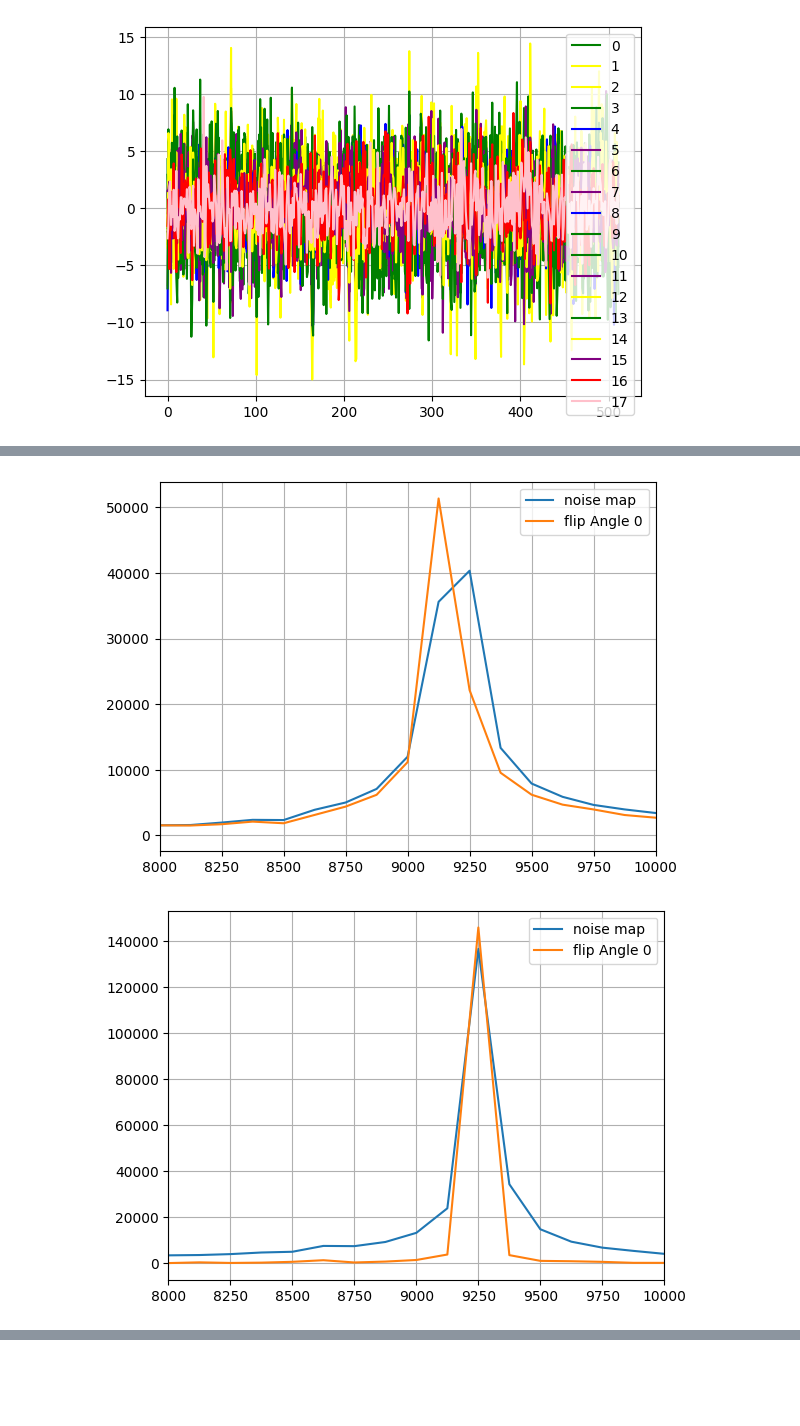
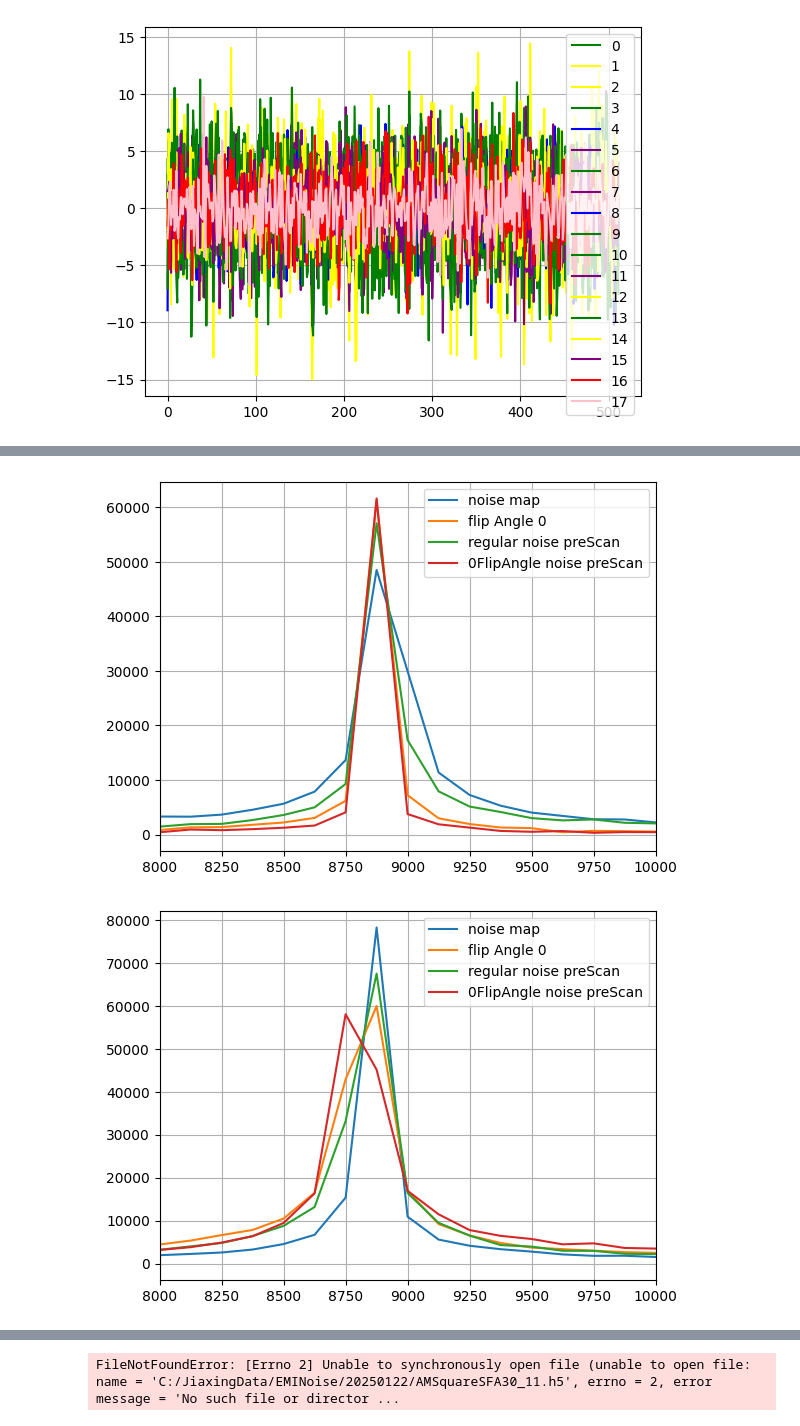
Before and after one commit to jiaxingh825/MRI-Image-Processing-using-Deep-Learning, a Jupyter notebook: ANS_Scripts/codeTestingSandbox.ipynb, the cells around one changed output, grey strips where cells are left out. Cells and saved outputs as stored; diff of their text form; code cells hidden in the pictures; blank space fills up the shorter version.

```diff
--- a/ANS_Scripts/codeTestingSandbox.ipynb
+++ b/ANS_Scripts/codeTestingSandbox.ipynb
@@ -284,11 +285,12 @@ def experiment1D(sig):
     # step3
     experiment1DTable(before,sup16,sup17,supcomb)
 # %%
-date = '1209'
+#self-denoising
+date = '20250122'
 for mode in ['AM']:
-    for type in ['Square','Sine']:
-        for trial in ['1','2','3','4','5']:
-            flip0,b = common.readAllAcqs('C:/JiaxingData/EMINoise/'+date+'/'+mode+type+'FA0_'+trial+'.h5')
+    for type in ['Square']:
+        for trial in ['1','2','3','4','5','6','7','8','9','10','11','12','13','14','15','16','17','18','19','20','21','22','23','24','25']:
+            flip0,b = common.readAllAcqs('C:/JiaxingData/EMINoise/'+date+'/'+mode+type+'SFA0_'+trial+'.h5')
             flip0 = dp.ConvergeComplexR(dp.SplitComplexR(flip0))
             experiment1D(flip0)
 # %% [output]
@@ -343,34 +346,41 @@ plt.show()
 # %% [output]
 [figure]
 # %%
-def plotAcqSamples(flip0,noisePre0,date,mode,type,trial):
+def plotAcqSamples(noiseImage,flip0,noisePre,noisePre0,date,mode,type,trial):
 
-    i1 = np.random.randint(0,len(flip0))
+    i1 = np.random.randint(0,len(noiseImage))
     i2 = np.random.randint(0,16)
 
+    #noiseOnly = noiseOnly[i1,i2]
+    noise = noiseImage[i1,i2]
     #noiseImage = noiseImage[i1,i2] - baseline[i1,i2]
     flip0 = flip0[i1,i2]
+    noisePre = noisePre[0,i2,0:512]
     noisePre0 = noisePre0[0,i2,0:512]
 
     #fft1 = np.fft.fft(noiseOnly)
+    fft2 = np.fft.fft(noise)
     fft3 = np.fft.fft(flip0)
+    fft4 = np.fft.fft(noisePre)
     fft5 = np.fft.fft(noisePre0)
     #phase1 = np.angle(fft1)
     #ps1 = 20*np.log10(np.abs(fft1)**2)
 
 
     #sampling_frequency1 = common.getRate('E:/JiaxingData/EMINoise/0827/NoiseSignal_32_256.h5')
-    sampling_frequency3 = common.getRate('C:/JiaxingData/EMINoise/'+date+'/0115/'+mode+type+'SFA0_'+trial+'.h5')
+    sampling_frequency2 = common.getRate('C:/JiaxingData/EMINoise/'+date+'/'+mode+type+'SFA30_'+trial+'.h5')
+    sampling_frequency3 = common.getRate('C:/JiaxingData/EMINoise/'+date+'/'+mode+type+'SFA0_'+trial+'.h5')
     #freqs1 = np.fft.fftfreq(len(noiseOnly),1/sampling_frequency1)
+    freqs2 = np.fft.fftfreq(len(noise),1/sampling_frequency2)
     freqs3 = np.fft.fftfreq(len(flip0),1/sampling_frequency3)
-
+    freqs4 = np.fft.fftfreq(len(noisePre),1/sampling_frequency2)
 
 
 
     #plt.plot(freqs1[:len(freqs1)//2],np.abs(fft1)[:len(freqs1)//2])
-
+    plt.plot(freqs2[:len(freqs2)//2],np.abs(fft2)[:len(freqs2)//2])
     plt.plot(freqs3[:len(freqs3)//2],np.abs(fft3)[:len(freqs3)//2])
-
+    plt.plot(freqs2[:len(freqs4)//2],np.abs(fft4)[:len(freqs2)//2])
     plt.plot(freqs3[:len(freqs3)//2],np.abs(fft5)[:len(freqs3)//2])
     plt.xlim(8000, 10000)
     plt.grid()
@@ -379,22 +389,23 @@ def plotAcqSamples(flip0,noisePre0,date,mode,type,trial):
     #plt.plot(freqs[:len(freqs)//2],np.abs(fft)[:len(freqs)//2])
     plt.show()
 
-    date = '1209'
+date = '20250122'
 for mode in ['AM']:
     for type in ['Square']:
-        for trial in ['1','2','3','4','5']:
+        for trial in ['1','2','3','4','5','6','7','8','9','10','11','12','13',
+                      '14','15','16','17','18','19','20','21','22','23','24','25']:
             #noiseOnly,b = common.readAllAcqs('E:/JiaxingData/EMINoise/1205/FA0Run1.h5')
             #noiseOnly = dp.ConvergeComplexR(dp.SplitComplexR(noiseOnly))
-            #noiseImage,b = common.readAllAcqs('E:/JiaxingData/EMINoise/'+date+'/'+mode+type+'FA77_'+trial+'.h5')
-            #noiseImage = dp.ConvergeComplexR(dp.SplitComplexR(noiseImage))
+            noiseImage,b = common.readAllAcqs('C:/JiaxingData/EMINoise/'+date+'/'+mode+type+'SFA30_'+trial+'.h5')
+            noiseImage = dp.ConvergeComplexR(dp.SplitComplexR(noiseImage))
             #baseline,b = common.readAllAcqs('E:/JiaxingData/EMINoise/'+date+'/FA77Baseline.h5')
             #baseline = dp.ConvergeComplexR(dp.SplitComplexR(baseline))
-            flip0,b = common.readAllAcqs('C:/JiaxingData/EMINoise/'+date+'/0115/'+mode+type+'SFA0_'+trial+'.h5')
+            flip0,b = common.readAllAcqs('C:/JiaxingData/EMINoise/'+date+'/'+mode+type+'SFA0_'+trial+'.h5')
             flip0 = dp.ConvergeComplexR(dp.SplitComplexR(flip0))
-            #noisePre,b = common.readAllAcqs('E:/JiaxingData/EMINoise/'+date+'/0115/'+mode+type+'FA77_'+trial+'.h5',table_name="noise")
-            #noisePre = dp.ConvergeComplexR(dp.SplitComplexR(noisePre))
-            noisePre0,b = common.readAllAcqs('C:/JiaxingData/EMINoise/'+date+'/0115/'+mode+type+'SFA0_'+trial+'.h5',table_name="noise")
+            noisePre,b = common.readAllAcqs('C:/JiaxingData/EMINoise/'+date+'/'+mode+type+'SFA30_'+trial+'.h5',table_name="noise")
+            noisePre = dp.ConvergeComplexR(dp.SplitComplexR(noisePre))
+            noisePre0,b = common.readAllAcqs('C:/JiaxingData/EMINoise/'+date+'/'+mode+type+'SFA0_'+trial+'.h5',table_name="noise")
             noisePre0 = dp.ConvergeComplexR(dp.SplitComplexR(noisePre0))
 
-            plotAcqSamples(flip0,noisePre0,date,mode,type,trial)
+            plotAcqSamples(noiseImage,flip0,noisePre,noisePre0,date,mode,type,trial)
 # %% [output]
@@ -403,2 +414,2 @@ for mode in ['AM']:
-[figure, old version]
+[figure, new version]
-[figure, old version]
+[figure, new version]
@@ -406,3 +422,4 @@ for mode in ['AM']:
+FileNotFoundError: [Errno 2] Unable to synchronously open file (unable to open file: name = 'C:/JiaxingData/EMINoise/20250122/AMSquareSFA30_11.h5', errno = 2, error message = 'No such file or director ...
 # %%
 data1 = [10125,10125,10000,10125,10000,10000,10000,10000,
         9875,10000,9875,9875,9875,9875,9750,9875,
```
Also changed, not shown: parts of 9 cells of this notebook.
